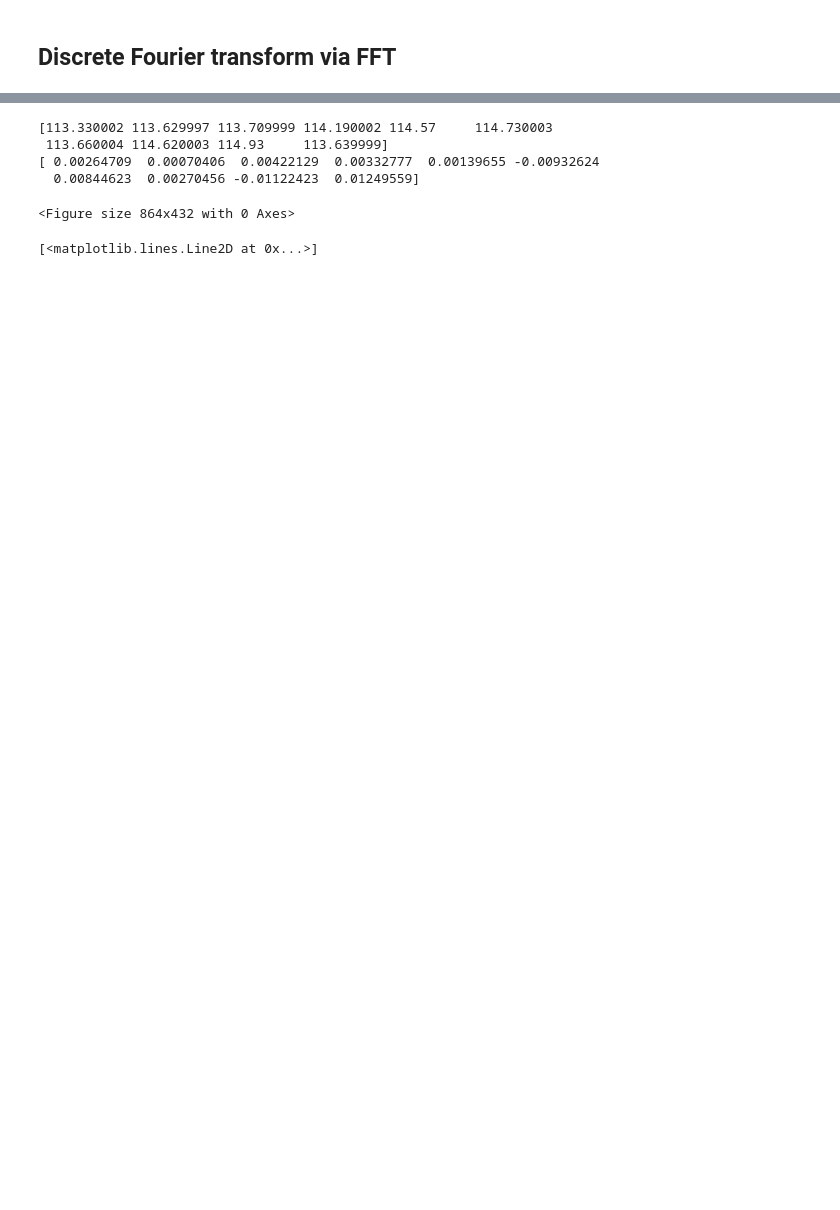
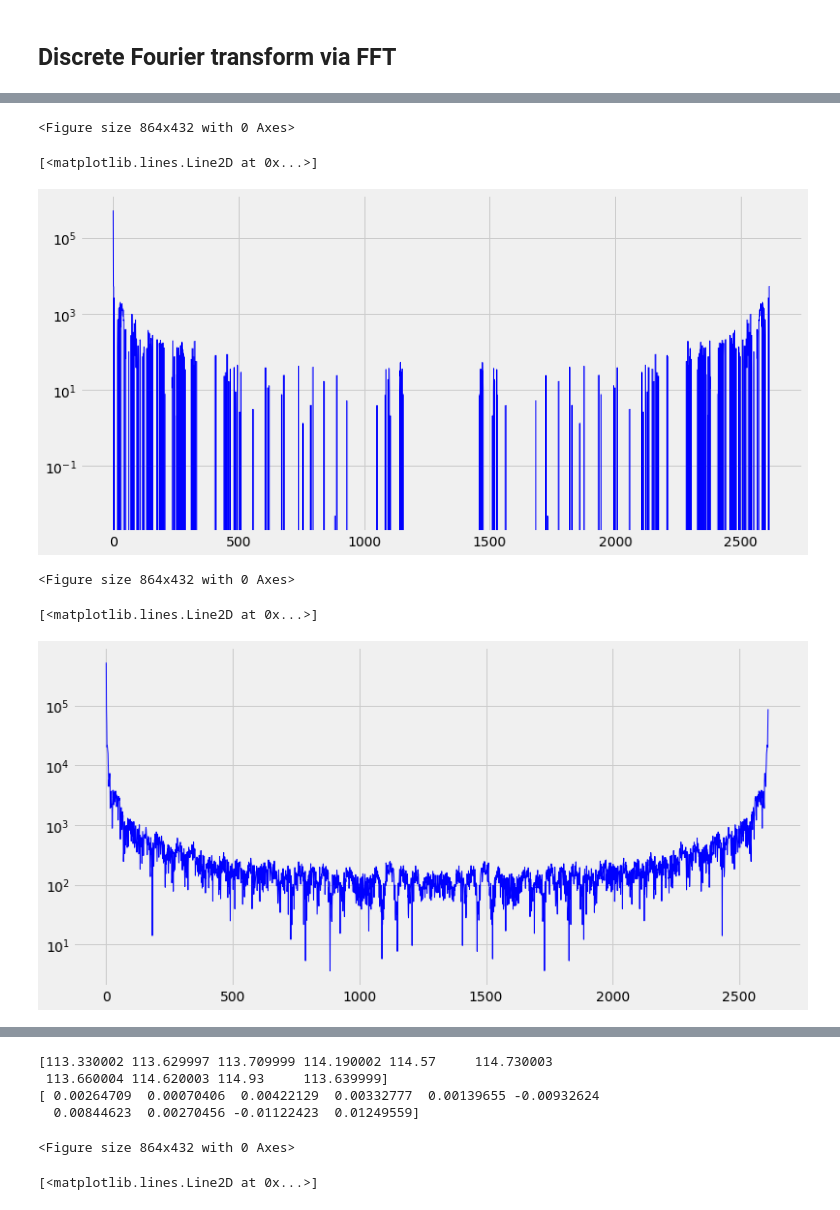
Before and after one commit to alik604/Notebooks, a Jupyter notebook: DSP/Learning_DSP.ipynb, the cells around one changed output, grey strips where cells are left out. Cells and saved outputs as stored; diff of their text form; code cells hidden in the pictures; blank space fills up the shorter version.

```diff
--- a/DSP/Learning_DSP.ipynb
+++ b/DSP/Learning_DSP.ipynb
@@ -75,0 +76,15 @@ array([ 5.18484840e+05    -0.j        ,  5.61361276e+03+85665.77221925j,
+# %%
+plt.figure(figsize=(12,6))
+plt.semilogy(data_fft, '-b', linewidth = 1.0)
+plt.show()
+
+plt.figure(figsize=(12,6))
+plt.semilogy(abs(data_fft), '-b', linewidth = 1.0)
+plt.show()
+# %% [output]
+<Figure size 864x432 with 0 Axes>
+[<matplotlib.lines.Line2D at 0x...>]
+[figure, added]
+<Figure size 864x432 with 0 Axes>
+[<matplotlib.lines.Line2D at 0x...>]
+[figure, added]
```
Also changed, not shown: parts of 12 cells of this notebook.
